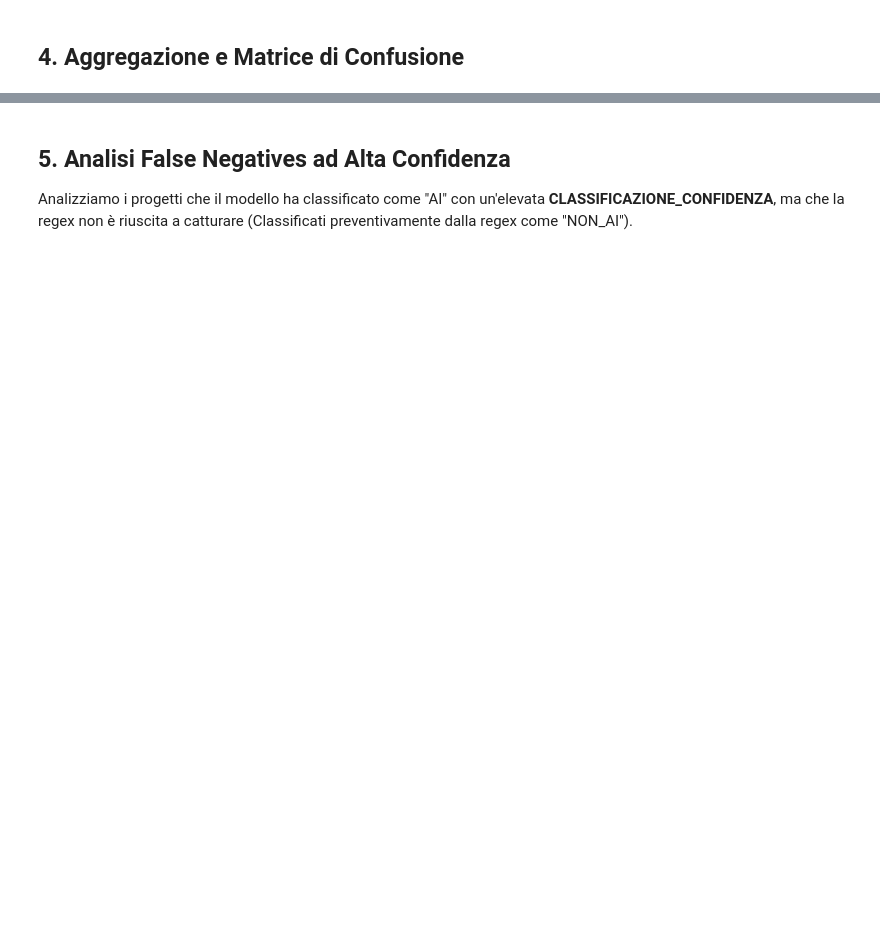
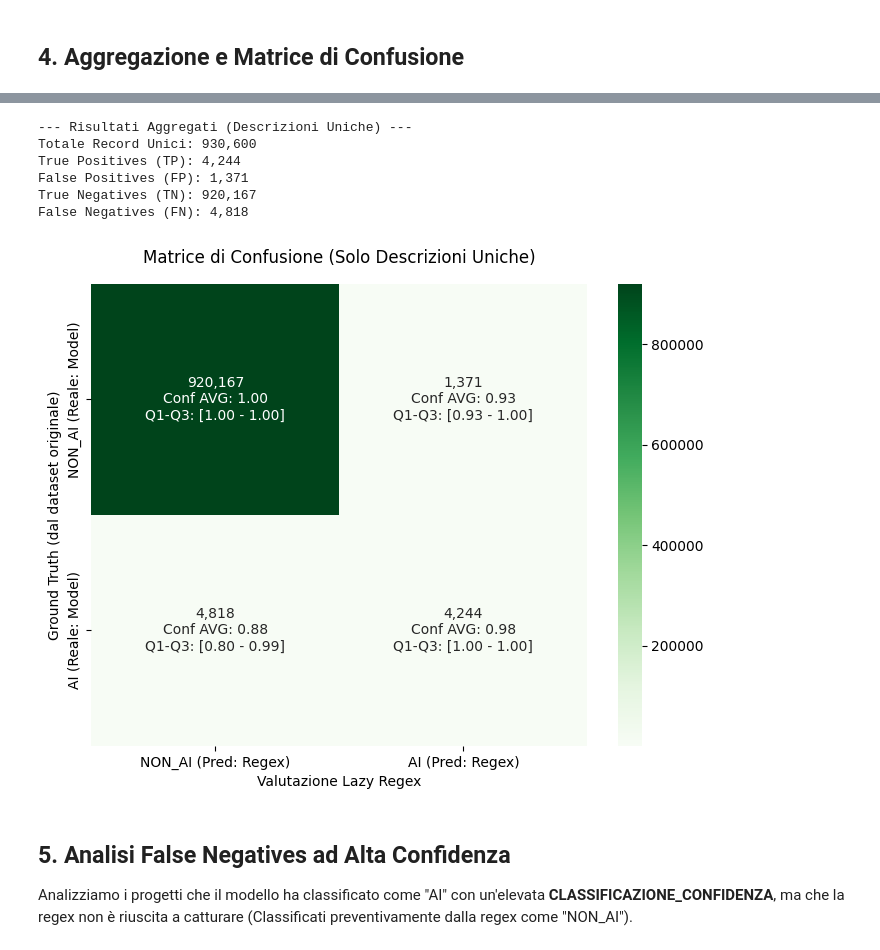
Before and after one commit to Vinello28/open-data-analytics, a Jupyter notebook: notebooks/08_regex_classification_vs_model.ipynb, the cells around one changed output, grey strips where cells are left out. Cells and saved outputs as stored; diff of their text form; code cells hidden in the pictures; blank space fills up the shorter version.

```diff
--- a/notebooks/08_regex_classification_vs_model.ipynb
+++ b/notebooks/08_regex_classification_vs_model.ipynb
@@ -185,3 +257,74 @@ False Negatives (FN): 6,852
+# %%
+if not results:
+    print("Nessun risultato disponibile da processare.")
+else:
+    # Unione dei dizionari tramite update per mantenere l'univocità degli hash
+    all_tp_dict, all_fp_dict, all_tn_dict, all_fn_dict = {}, {}, {}, {}
+    for r in results:
+        all_tp_dict.update(r['tp_dict'])
+        all_fp_dict.update(r['fp_dict'])
+        all_tn_dict.update(r['tn_dict'])
+        all_fn_dict.update(r['fn_dict'])
+
+    uniq_tp = len(all_tp_dict)
+    uniq_fp = len(all_fp_dict)
+    uniq_tn = len(all_tn_dict)
+    uniq_fn = len(all_fn_dict)
+
+    print("--- Risultati Aggregati (Descrizioni Uniche) ---")
+    print(f"Totale Record Unici: {uniq_tp + uniq_fp + uniq_tn + uniq_fn:,}")
+    print(f"True Positives (TP): {uniq_tp:,}")
+    print(f"False Positives (FP): {uniq_fp:,}")
+    print(f"True Negatives (TN): {uniq_tn:,}")
+    print(f"False Negatives (FN): {uniq_fn:,}\n")
+
+    def get_stats_dict(d):
+        if len(d) == 0: return 0, 0, 0
+        arr = list(d.values())
+        return np.mean(arr), np.percentile(arr, 25), np.percentile(arr, 75)
+
+    # Calcolo Statistiche Confidenza per le uniche
+    utp_mean, utp_q25, utp_q75 = get_stats_dict(all_tp_dict)
+    ufp_mean, ufp_q25, ufp_q75 = get_stats_dict(all_fp_dict)
+    utn_mean, utn_q25, utn_q75 = get_stats_dict(all_tn_dict)
+    ufn_mean, ufn_q25, ufn_q75 = get_stats_dict(all_fn_dict)
+
+    # Matrice di Confusione
+    conf_matrix_uniq = np.array([
+        [uniq_tn, uniq_fp],
+        [uniq_fn, uniq_tp]
+    ])
+
+    labels_uniq = np.array([
+        [f"{uniq_tn:,}\nConf AVG: {utn_mean:.2f}\nQ1-Q3: [{utn_q25:.2f} - {utn_q75:.2f}]",
+         f"{uniq_fp:,}\nConf AVG: {ufp_mean:.2f}\nQ1-Q3: [{ufp_q25:.2f} - {ufp_q75:.2f}]"],
+        [f"{uniq_fn:,}\nConf AVG: {ufn_mean:.2f}\nQ1-Q3: [{ufn_q25:.2f} - {ufn_q75:.2f}]",
+         f"{uniq_tp:,}\nConf AVG: {utp_mean:.2f}\nQ1-Q3: [{utp_q25:.2f} - {utp_q75:.2f}]"]
+    ])
+
+    # Plot
+    plt.figure(figsize=(8, 6))
+    sns.heatmap(
+        conf_matrix_uniq,
+        annot=labels_uniq,
+        fmt='',
+        cmap='Greens',
+        xticklabels=['NON_AI (Pred: Regex)', 'AI (Pred: Regex)'],
+        yticklabels=['NON_AI (Reale: Model)', 'AI (Reale: Model)']
+    )
+
+    plt.title('Matrice di Confusione (Solo Descrizioni Uniche)', pad=15)
+    plt.ylabel('Ground Truth (dal dataset originale)')
+    plt.xlabel('Valutazione Lazy Regex')
+    plt.show()
+# %% [output]
+--- Risultati Aggregati (Descrizioni Uniche) ---
+Totale Record Unici: 930,600
+True Positives (TP): 4,244
+False Positives (FP): 1,371
+True Negatives (TN): 920,167
+False Negatives (FN): 4,818
+[figure, added]
 # %% [markdown]
 ## 5. Analisi False Negatives ad Alta Confidenza
 
```
Also changed, not shown: parts of 12 cells of this notebook, 2 other files.
